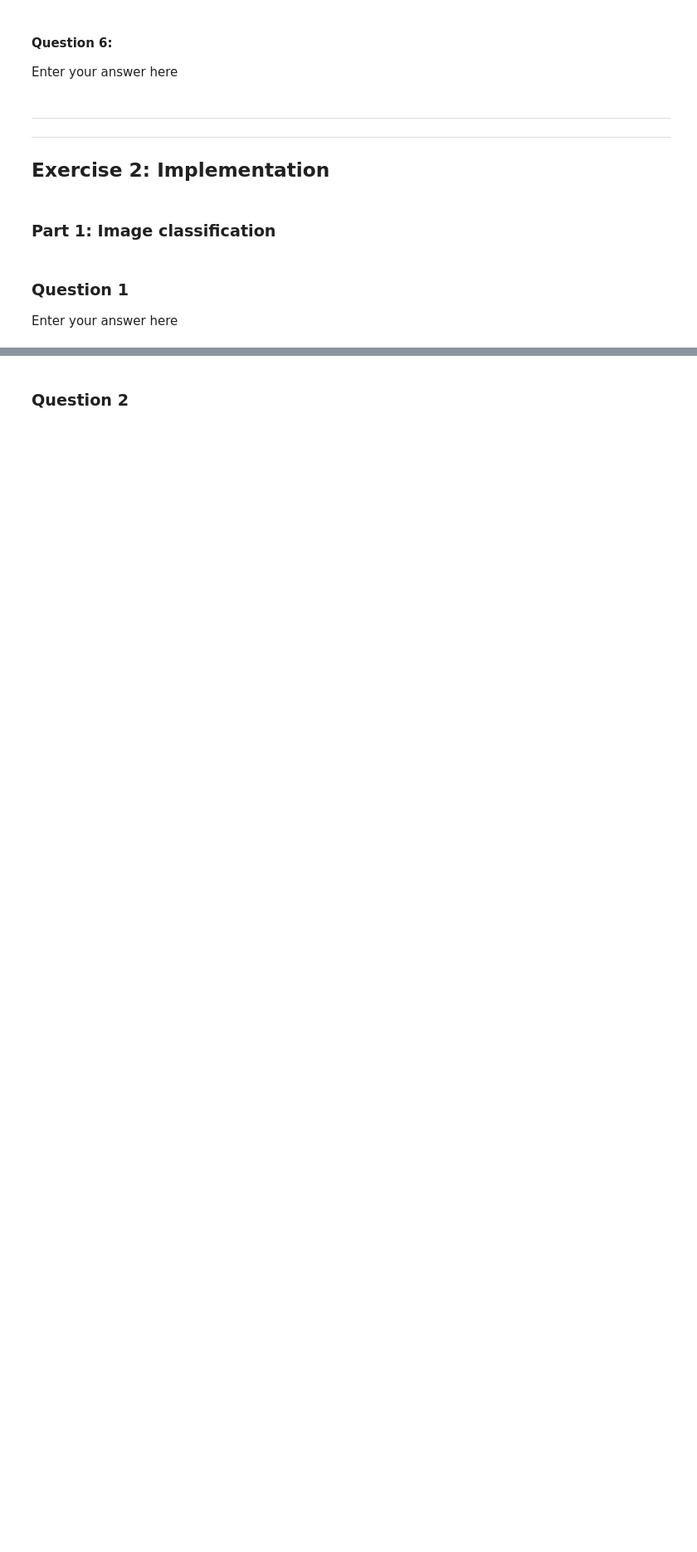
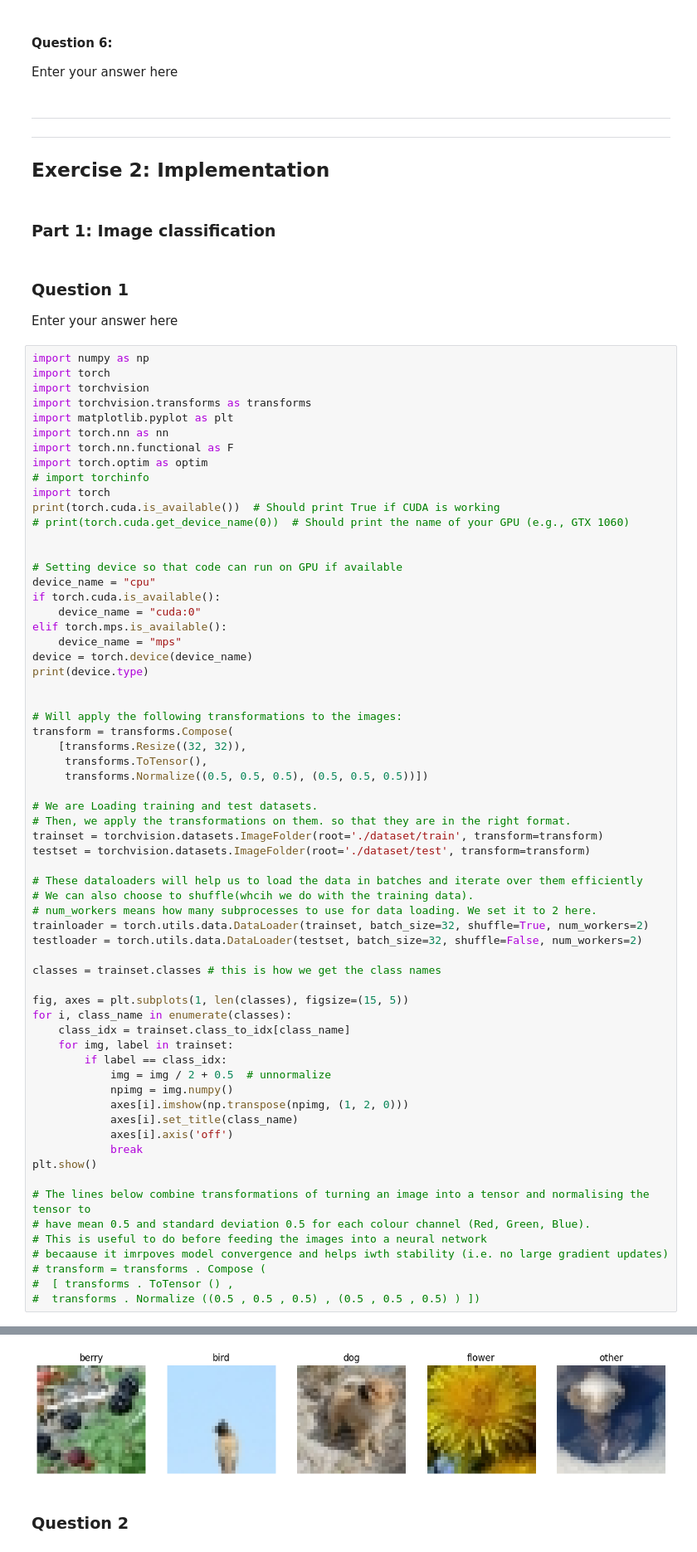
Before and after one commit to AAreeb13/Machine-Learning-Foundations, a Jupyter notebook: coursework2.ipynb, the cells around one changed output, grey strips where cells are left out. Shown at 83% size. Saved outputs shown, nothing was run; the diff lists cells and outputs as text; blank space fills up the shorter version.

```diff
--- a/coursework2.ipynb
+++ b/coursework2.ipynb
@@ -374,3 +374,68 @@ Enter your answer here
 
 ### Question 1
 Enter your answer here
+# %%
+import numpy as np
+import torch
+import torchvision
+import torchvision.transforms as transforms
+import matplotlib.pyplot as plt
+import torch.nn as nn
+import torch.nn.functional as F
+import torch.optim as optim
+# import torchinfo
+import torch
+print(torch.cuda.is_available())  # Should print True if CUDA is working
+# print(torch.cuda.get_device_name(0))  # Should print the name of your GPU (e.g., GTX 1060)
+
+
+# Setting device so that code can run on GPU if available
+device_name = "cpu"
+if torch.cuda.is_available():
+    device_name = "cuda:0"
+elif torch.mps.is_available():
+    device_name = "mps"
+device = torch.device(device_name)
+print(device.type)
+
+
+# Will apply the following transformations to the images:
+transform = transforms.Compose(
+    [transforms.Resize((32, 32)),
+     transforms.ToTensor(),
+     transforms.Normalize((0.5, 0.5, 0.5), (0.5, 0.5, 0.5))])
+
+# We are Loading training and test datasets.
+# Then, we apply the transformations on them. so that they are in the right format.
+trainset = torchvision.datasets.ImageFolder(root='./dataset/train', transform=transform)
+testset = torchvision.datasets.ImageFolder(root='./dataset/test', transform=transform)
+
+# These dataloaders will help us to load the data in batches and iterate over them efficiently
+# We can also choose to shuffle(whcih we do with the training data).
+# num_workers means how many subprocesses to use for data loading. We set it to 2 here.
+trainloader = torch.utils.data.DataLoader(trainset, batch_size=32, shuffle=True, num_workers=2)
+testloader = torch.utils.data.DataLoader(testset, batch_size=32, shuffle=False, num_workers=2)
+
+classes = trainset.classes # this is how we get the class names
+
+fig, axes = plt.subplots(1, len(classes), figsize=(15, 5))
+for i, class_name in enumerate(classes):
+    class_idx = trainset.class_to_idx[class_name]
+    for img, label in trainset:
+        if label == class_idx:
+            img = img / 2 + 0.5  # unnormalize
+            npimg = img.numpy()
+            axes[i].imshow(np.transpose(npimg, (1, 2, 0)))
+            axes[i].set_title(class_name)
+            axes[i].axis('off')
+            break
+plt.show()
+
+# The lines below combine transformations of turning an image into a tensor and normalising the tensor to
+# have mean 0.5 and standard deviation 0.5 for each colour channel (Red, Green, Blue).
+# This is useful to do before feeding the images into a neural network
+# becaause it imrpoves model convergence and helps iwth stability (i.e. no large gradient updates)
+# transform = transforms . Compose (
+#  [ transforms . ToTensor () ,
+#  transforms . Normalize ((0.5 , 0.5 , 0.5) , (0.5 , 0.5 , 0.5) ) ])
+# %% [output]
@@ -377,2 +444,3 @@ Enter your answer here
+[figure, added]
 # %% [markdown]
 ### Question 2
```
Also changed, not shown: parts of 2 cells of this notebook, 2 other files.
